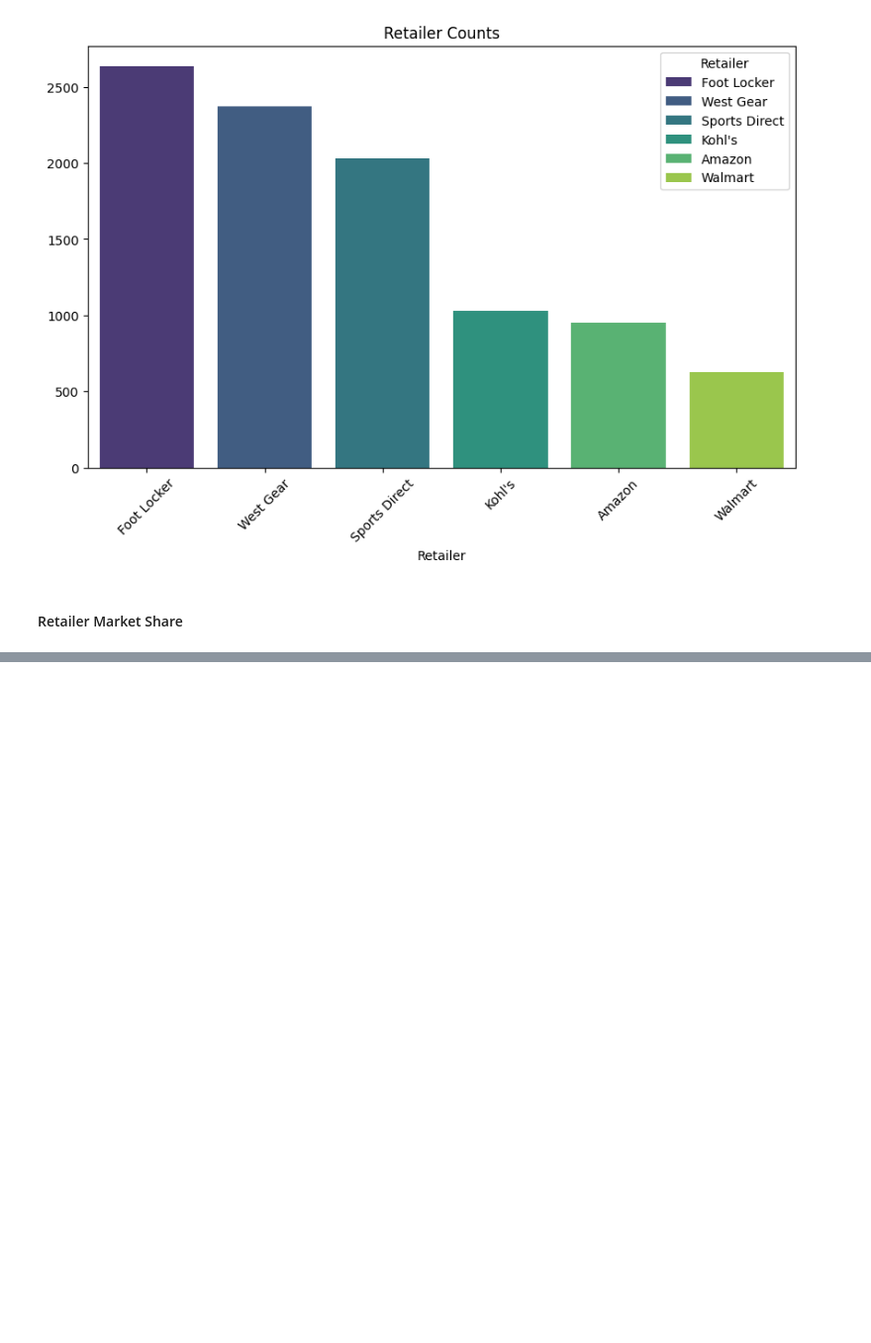
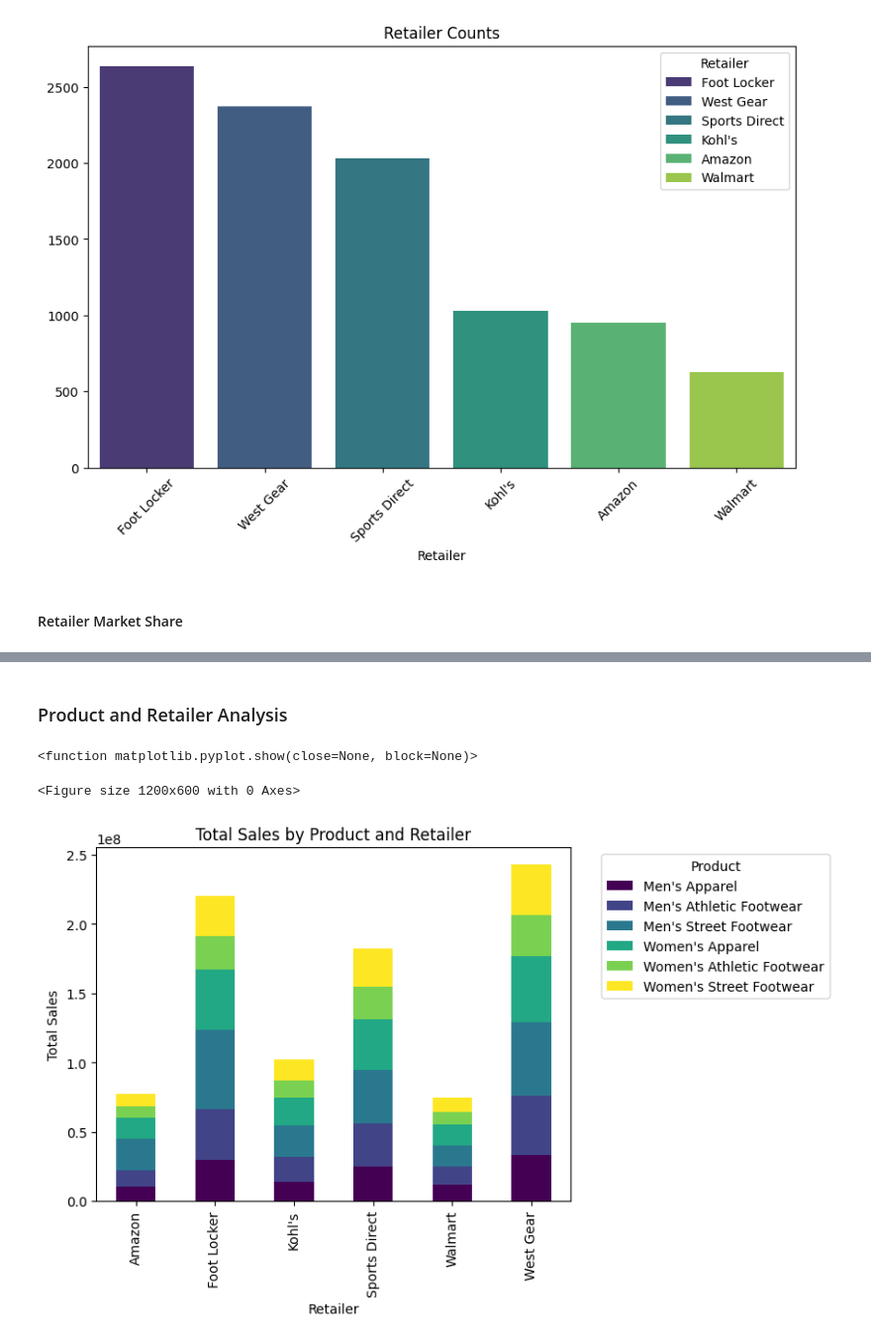
Before and after one commit to vahidlotfi71/AdidaasAnalyist, a Jupyter notebook: Adidaas_analyist.ipynb, the cells around one changed output, grey strips where cells are left out. Shown at 99% size. Cells and saved outputs as stored; diff of their text form; code cells hidden in the pictures; blank space fills up the shorter version.

```diff
--- a/Adidaas_analyist.ipynb
+++ b/Adidaas_analyist.ipynb
@@ -133,0 +146,16 @@ plt.show()
+# %% [markdown]
+### Product and Retailer Analysis
+# %%
+product_sales = df.groupby(by = ['Retailer', 'Product'])['Total Sales'].agg('sum').unstack(level= 1)
+
+plt.figure(figsize=(12 , 6))
+product_sales.plot(kind = 'bar' , stacked= True , colormap =  'viridis')
+plt.title('Total Sales by Product and Retailer')
+plt.xlabel('Retailer')
+plt.ylabel('Total Sales')
+plt.legend(title = 'Product' , bbox_to_anchor=(1.05, 1) , loc = 'upper left')
+plt.show
+# %% [output]
+<function matplotlib.pyplot.show(close=None, block=None)>
+<Figure size 1200x600 with 0 Axes>
+[figure, added]
```
Also changed, not shown: parts of 13 cells of this notebook.
